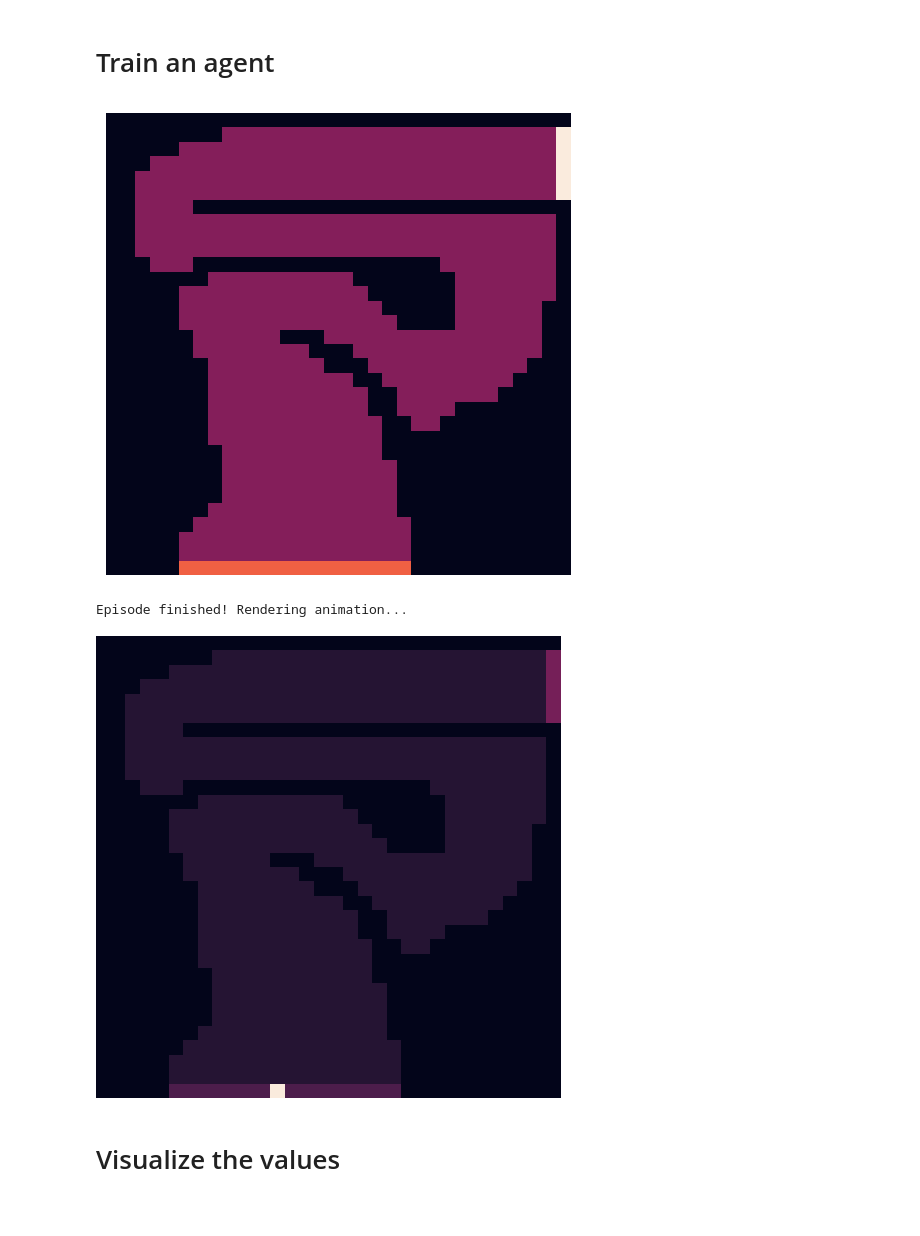
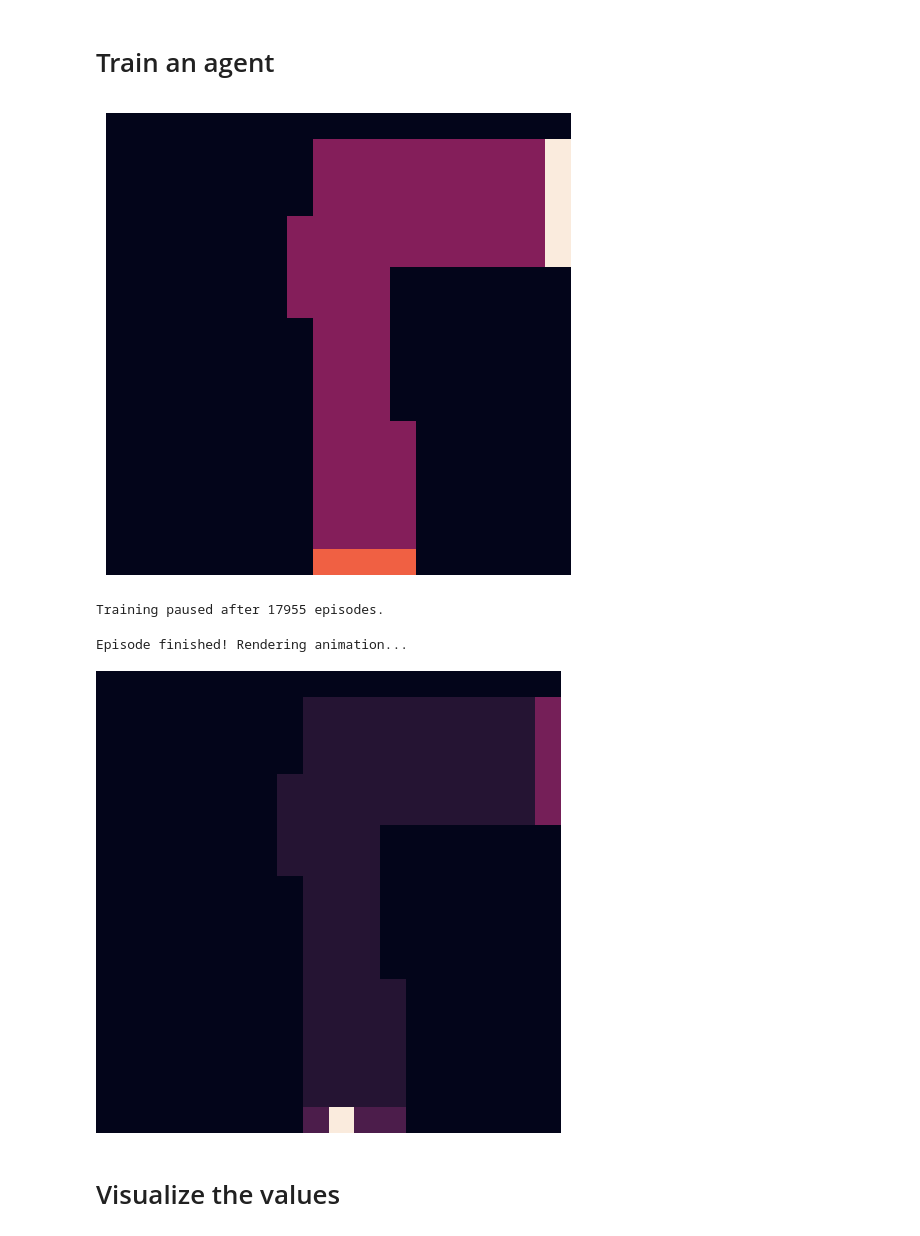
Before and after one commit to Fittiboy/journey, a Jupyter notebook: 999 - Playground.ipynb, the cells around one changed output. Cells and saved outputs as stored; diff of their text form; code cells hidden in the pictures.

```diff
--- a/999 - Playground.ipynb
+++ b/999 - Playground.ipynb
@@ -15,14 +15,14 @@ from IPython.display import Image
 # %% [markdown]
 # Train an agent
 # %%
-track = RaceTrack(track_impossible)
+track = RaceTrack(track_easy)
 track.set_test()
 fig, ax = plt.subplots(figsize=(6, 6))
 sns.heatmap(track.track, ax=ax, cbar=False)
 ax.axis('off')
 plt.show()
 # %% [output]
-[figure, old version]
+[figure, new version]
 # %%
 n = 2
 epsilon = 0.0
@@ -45,15 +45,17 @@ agent = NStepExpectedSarsa(
 )
 # %%
 agent.train(track, 11_000_000)
+# %% [output]
+Training paused after 17955 episodes.
 # %%
 episode, _, _ = agent.play_episode(track, True, 100)
 print("Episode finished! Rendering animation...")
-name = "racetrack_testing"
-track.render_episode(episode, name=name)
-Image("animations/" + name + ".gif")
+ep_name = "racetrack_testing"
+filename = track.render_episode(episode, ep_name=ep_name)
+Image(filename)
 # %% [output]
 Episode finished! Rendering animation...
-[figure, old version]
+[figure, new version]
 # %% [markdown]
 # Visualize the values
 # %%
```
Also changed, not shown: parts of 1 cell of this notebook, 6 other files.
